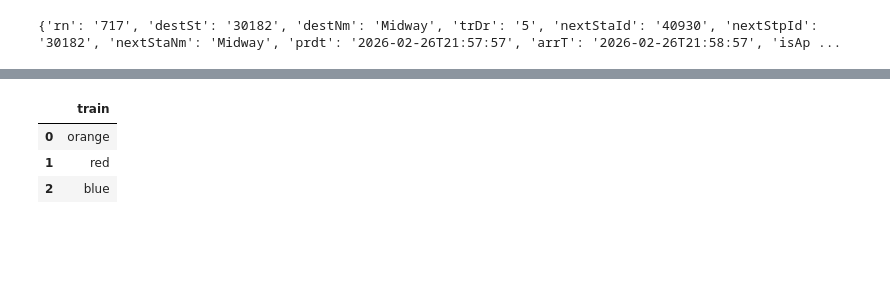
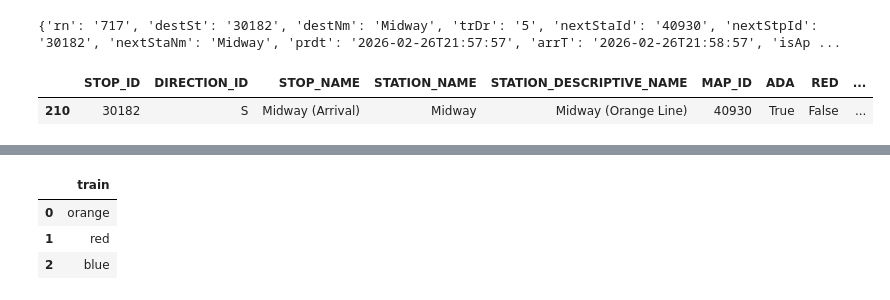
Before and after one commit to lreed2450/CTA_LED_Map_project, a Jupyter notebook: initial_exploration.ipynb, the cells around one changed output, grey strips where cells are left out. Drawn from its saved outputs; the diff is of its cells as text; code cells hidden in the pictures; blank space fills up the shorter version.

```diff
--- a/initial_exploration.ipynb
+++ b/initial_exploration.ipynb
@@ -99,3 +124,14 @@ all_nxt_sta_dict= {}
 print(response['ctatt']['route'][0]['train'][0])
 # %% [output]
 {'rn': '717', 'destSt': '30182', 'destNm': 'Midway', 'trDr': '5', 'nextStaId': '40930', 'nextStpId': '30182', 'nextStaNm': 'Midway', 'prdt': '2026-02-26T21:57:57', 'arrT': '2026-02-26T21:58:57', 'isAp ...
+# %%
+# data downloaded from
+# https://data.cityofchicago.org/Transportation/CTA-System-Information-List-of-L-Stops/8pix-ypme/about_data
+
+metadata_df = pd.read_csv('CTA_List_of_\'L\'_Stops_20260227.csv')
+metadata_df[metadata_df['STOP_ID'] == 30182]
+# metadata_df.sort_index().head()
+# df.dtypesSystem_Information_-
+# %% [output]
+|  | STOP_ID | DIRECTION_ID | STOP_NAME | STATION_NAME | STATION_DESCRIPTIVE_NAME | MAP_ID | ADA | RED | ... |
+| 210 | 30182 | S | Midway (Arrival) | Midway | Midway (Orange Line) | 40930 | True | False | ... |
```
Also changed, not shown: parts of 8 cells of this notebook, 1 other file.
